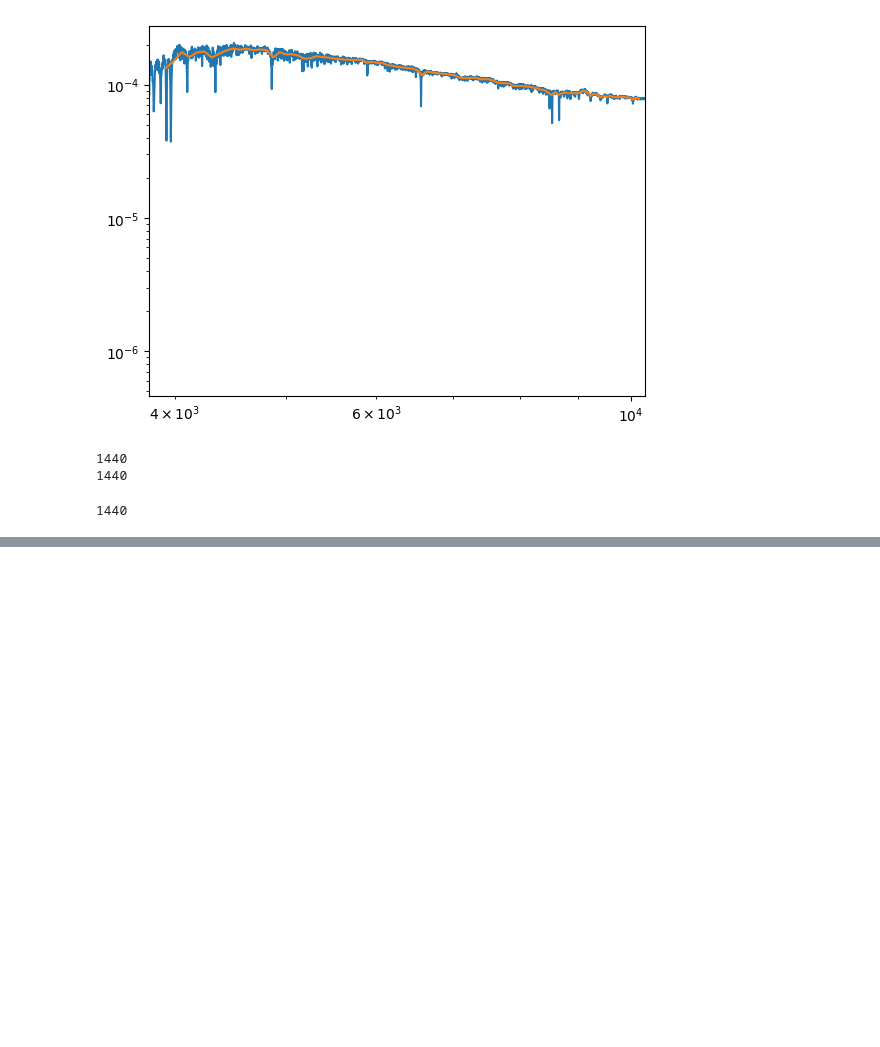
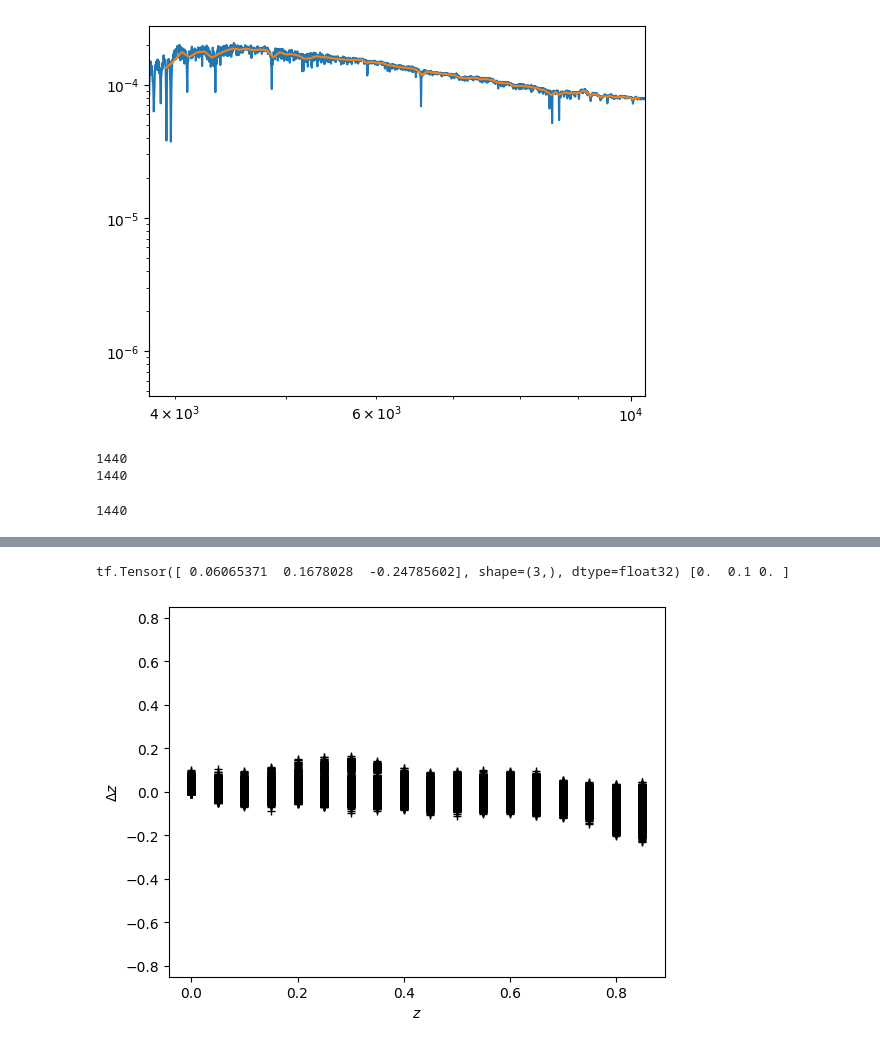
Before and after one commit to astrodeepnet/vae_mpoe, a Jupyter notebook: VAE_HSC_bands.ipynb, the cells around one changed output, grey strips where cells are left out. Saved outputs shown, nothing was run; the diff lists cells and outputs as text; code cells hidden in the pictures; blank space fills up the shorter version.

```diff
--- a/VAE_HSC_bands.ipynb
+++ b/VAE_HSC_bands.ipynb
@@ -584,0 +704,6 @@ Received: inputs=Tensor(shape=(1, 5))
+# %%
+print(params[0])
+
+parvae = ParamVAE(3,16, beta=0.0001)
+parvae.compile(optimizer=keras.optimizers.Adam())
+h=parvae.fit((integrals, params), epochs=10, batch_size=128, validation_split=0.2)
@@ -584,0 +733,22 @@ Received: inputs=Tensor(shape=(1, 5))
+# %%
+pnames = ['z', 't', '[Z/H]']
+
+s = parvae(np.reshape(integrals[:100000], (100000,5)))
+p = params[:100000]
+
+res = s - p
+
+print(s[0], p[0])
+axs = (0, 0)
+
+
+plx = p[:, axs[0]] / 10.0
+ply = res[:, axs[1]] / 10.0
+plt.plot(plx, ply, 'k+')
+plt.ylim(-np.max(plx), np.max(plx))
+plt.xlabel('$' + pnames[axs[0]] + '$')
+plt.ylabel('$\Delta ' + pnames[axs[1]] + '$')
+plt.show()
+# %% [output]
+tf.Tensor([ 0.06065371  0.1678028  -0.24785602], shape=(3,), dtype=float32) [0.  0.1 0. ]
+[figure, added]
```
Also changed, not shown: parts of 11 cells of this notebook.
